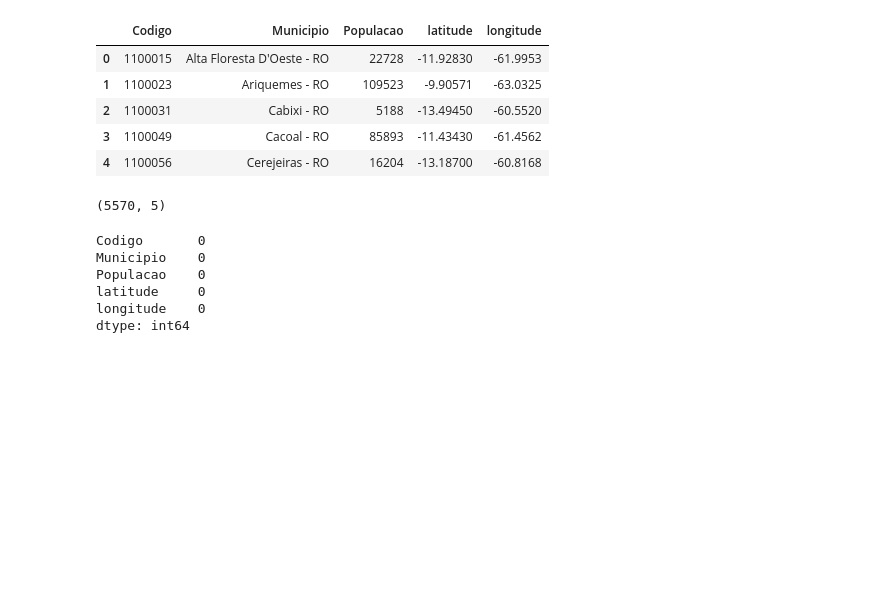
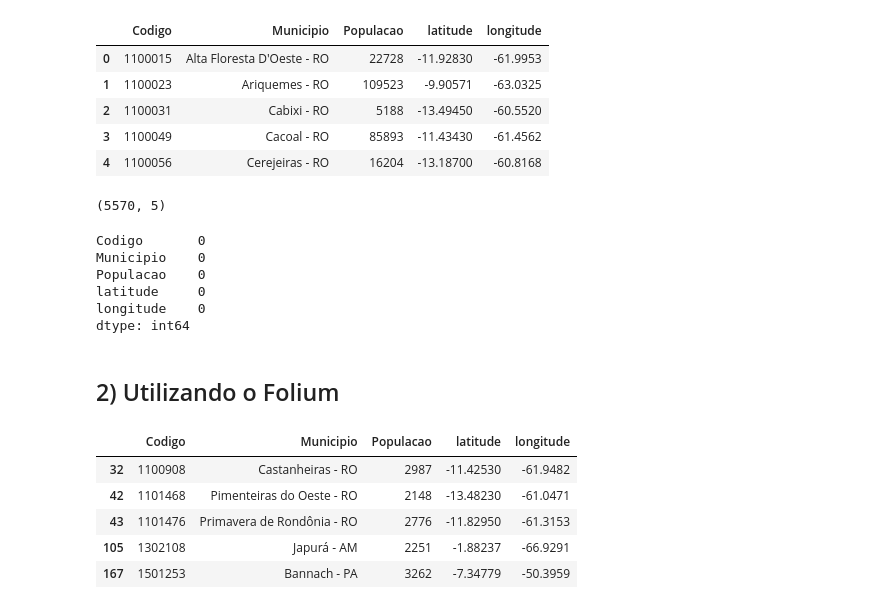
Before and after one commit to andersoncordeiro/CommentedAnalysis, a Jupyter notebook: CovidMunicipios.ipynb, the cells around one changed output. Drawn from its saved outputs; the diff is of its cells as text; code cells hidden in the pictures; blank space fills up the shorter version.

Commit message:
folium markers

```diff
--- a/CovidMunicipios.ipynb
+++ b/CovidMunicipios.ipynb
@@ -125,3 +102,16 @@ Populacao    0
 latitude     0
 longitude    0
 dtype: int64
+# %% [markdown]
+## 2) Utilizando o Folium
+# %%
+municipios_encontrados = municipios[municipios['Populacao'] <= covid_deaths]
+# %%
+municipios_encontrados.head()
+# %% [output]
+|  | Codigo | Municipio | Populacao | latitude | longitude |
+| 32 | 1100908 | Castanheiras - RO | 2987 | -11.42530 | -61.9482 |
+| 42 | 1101468 | Pimenteiras do Oeste - RO | 2148 | -13.48230 | -61.0471 |
+| 43 | 1101476 | Primavera de Rondônia - RO | 2776 | -11.82950 | -61.3153 |
+| 105 | 1302108 | Japurá - AM | 2251 | -1.88237 | -66.9291 |
+| 167 | 1501253 | Bannach - PA | 3262 | -7.34779 | -50.3959 |
```
Also changed, not shown: parts of 10 cells of this notebook, 1 other file.
